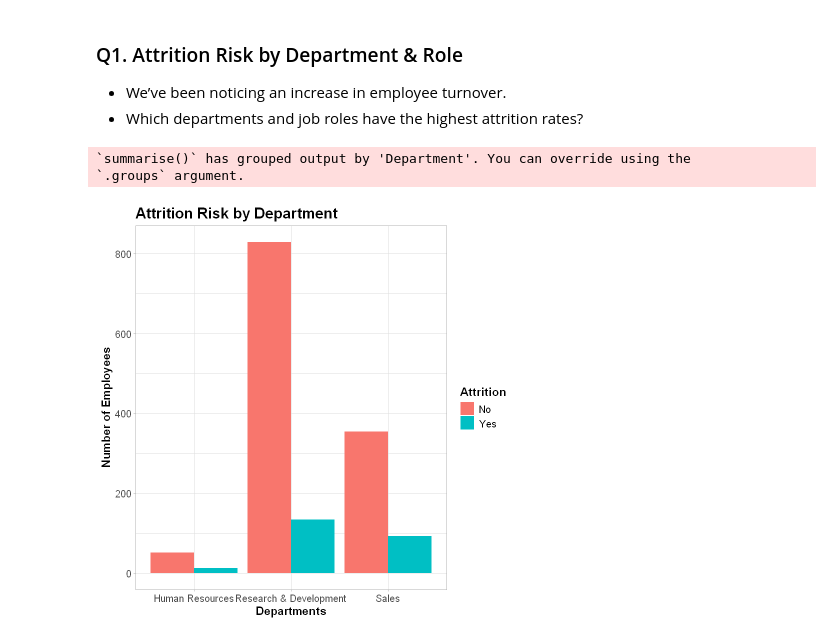
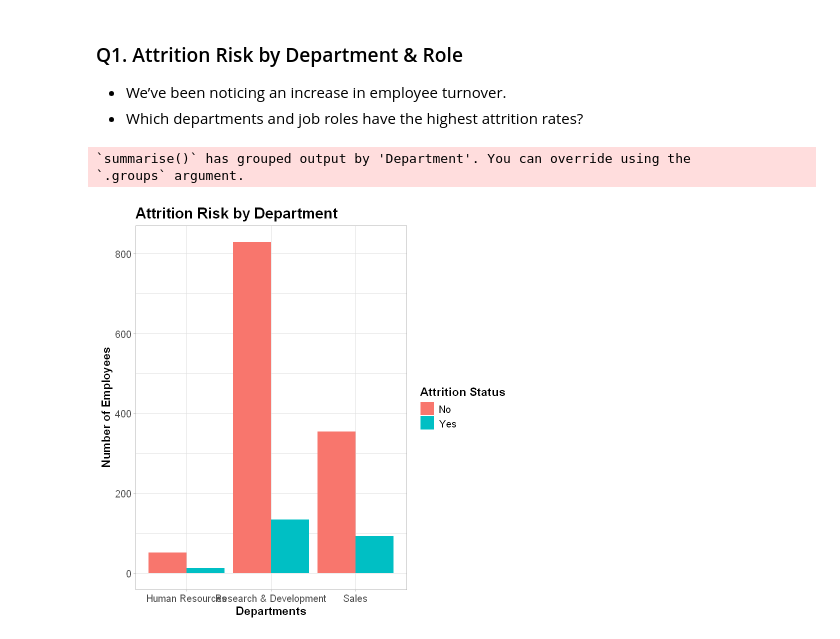
Before and after one commit to svarong-port/data-analytics-projects, a Jupyter notebook: ibm_hr_employee_attrition/hr_employee_attrition_code.ipynb, the cells around one changed output. Saved outputs shown, nothing was run; the diff lists cells and outputs as text; code cells hidden in the pictures.

```diff
--- a/ibm_hr_employee_attrition/hr_employee_attrition_code.ipynb
+++ b/ibm_hr_employee_attrition/hr_employee_attrition_code.ipynb
@@ -157,29 +157,29 @@ There appears to be no missing values.
 # %%
 # Check the relationship between departments and attrition
 
 ## Count the number of "Yes" and "No" by `Department` and `Attrition`
 hr_cleaned |>
     group_by(Department, Attrition) |>
     summarise(Count = n()) |>
     ungroup() |>
 
     ## Create a bar plot
     ggplot(aes(x = Department,
                 y = Count,
                 fill = Attrition)) +
         geom_bar(stat = "identity", position = "dodge") +
         theme_light() +
         theme(plot.title = element_text(size = 18, face = "bold"),
                 axis.title = element_text(size = 14, face = "bold"),
                 axis.text.x = element_text(size = 12),
                 axis.text.y = element_text(size = 12),
                 legend.title = element_text(size = 14, face = "bold"),
                 legend.text = element_text(size = 12)) +
         labs(title = "Attrition Risk by Department",
             x = "Departments",
             y = "Number of Employees",
-            legend = "Attrition Status")
+            fill = "Attrition Status")
 # %% [output]
 `summarise()` has grouped output by 'Department'. You can override using the
 `.groups` argument.
-[figure, old version]
+[figure, new version]
```
